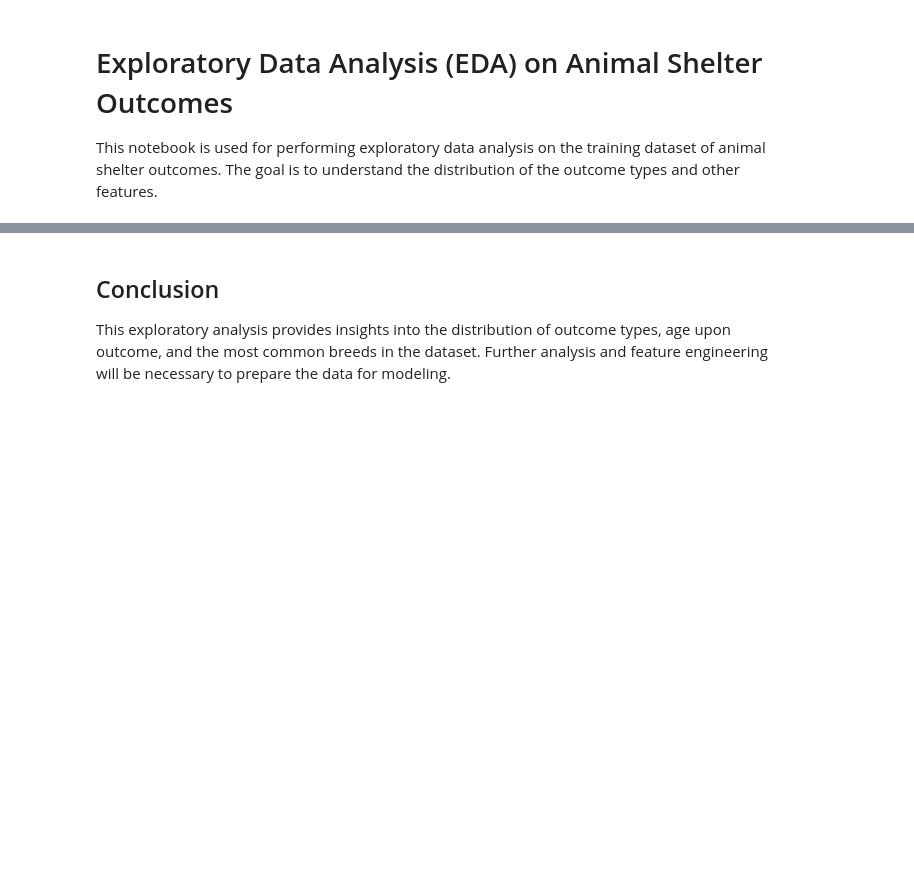
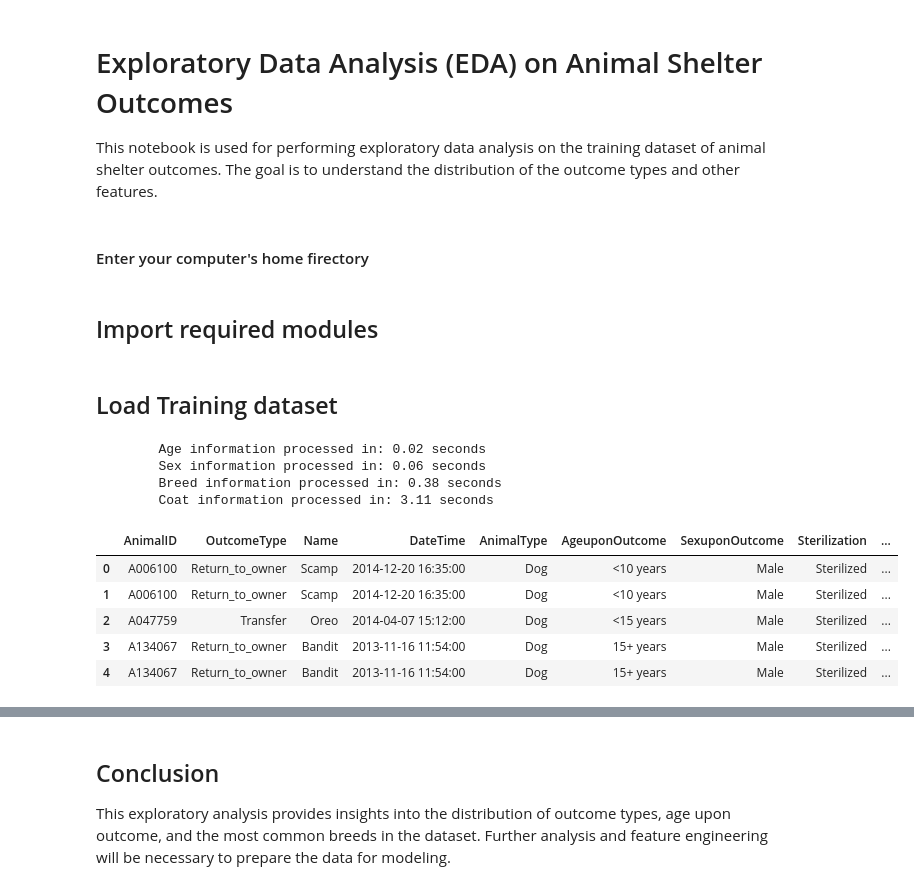
Before and after one commit to sandeepsanyal/Shelter-Animal-Outcomes, a Jupyter notebook: notebooks/exploratory_analysis.ipynb, the cells around one changed output, grey strips where cells are left out. Cells and saved outputs as stored; diff of their text form; code cells hidden in the pictures; blank space fills up the shorter version.

```diff
--- a/notebooks/exploratory_analysis.ipynb
+++ b/notebooks/exploratory_analysis.ipynb
@@ -2,3 +2,5 @@
 # Exploratory Data Analysis (EDA) on Animal Shelter Outcomes
 
 This notebook is used for performing exploratory data analysis on the training dataset of animal shelter outcomes. The goal is to understand the distribution of the outcome types and other features.
+# %% [markdown]
+<h4>Enter your computer's home firectory</h4>
@@ -5 +9,3 @@ This notebook is used for performing exploratory data analysis on the training d
+# %% [markdown]
+## Import required modules
 # %%
@@ -10,8 +20,26 @@ import seaborn as sns
 # Set the aesthetic style of the plots
 sns.set_style('whitegrid')
+# %% [markdown]
+## Load Training dataset
 # %%
-# Load the training dataset
-train_data = pd.read_csv('../data/train.csv')
+# Load and process training dataset
+train_df = data_processing.process_data(
+    home_dir=home_dir,
+    data_file=r"train",
+    AnimalID=r"AnimalID",
+    dep_var=r"OutcomeType"
+)
 
 # Display the first few rows of the dataset
-train_data.head()
+train_df.head()
+# %% [output]
+        Age information processed in: 0.02 seconds
+        Sex information processed in: 0.06 seconds
+        Breed information processed in: 0.38 seconds
+        Coat information processed in: 3.11 seconds
+|  | AnimalID | OutcomeType | Name | DateTime | AnimalType | AgeuponOutcome | SexuponOutcome | Sterilization | ... |
+| 0 | A006100 | Return_to_owner | Scamp | 2014-12-20 16:35:00 | Dog | <10 years | Male | Sterilized | ... |
+| 1 | A006100 | Return_to_owner | Scamp | 2014-12-20 16:35:00 | Dog | <10 years | Male | Sterilized | ... |
+| 2 | A047759 | Transfer | Oreo | 2014-04-07 15:12:00 | Dog | <15 years | Male | Sterilized | ... |
+| 3 | A134067 | Return_to_owner | Bandit | 2013-11-16 11:54:00 | Dog | 15+ years | Male | Sterilized | ... |
+| 4 | A134067 | Return_to_owner | Bandit | 2013-11-16 11:54:00 | Dog | 15+ years | Male | Sterilized | ... |
```
Also changed, not shown: parts of 9 cells of this notebook, 1 other file.
